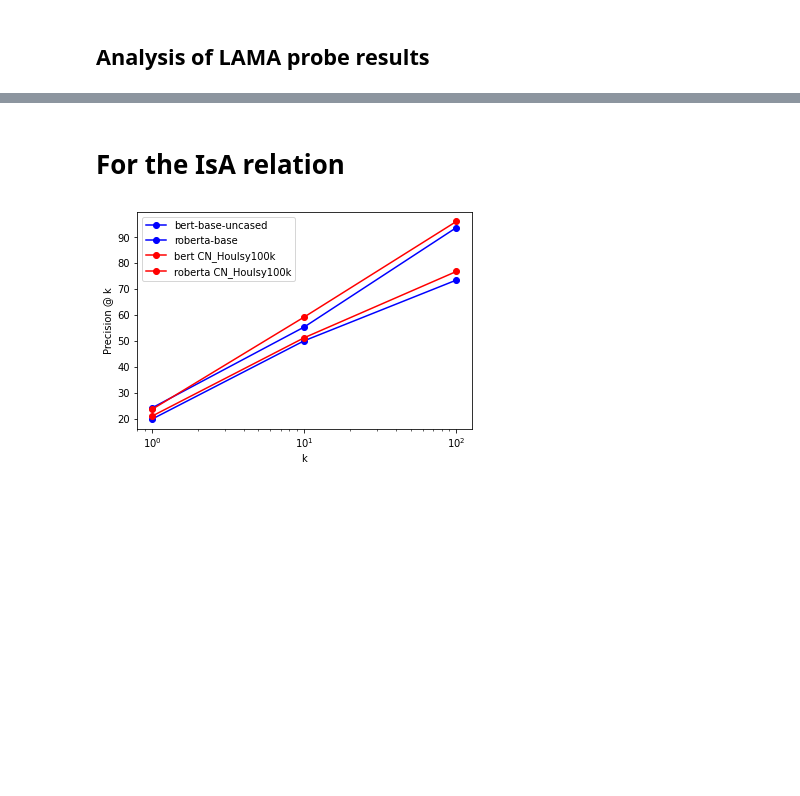
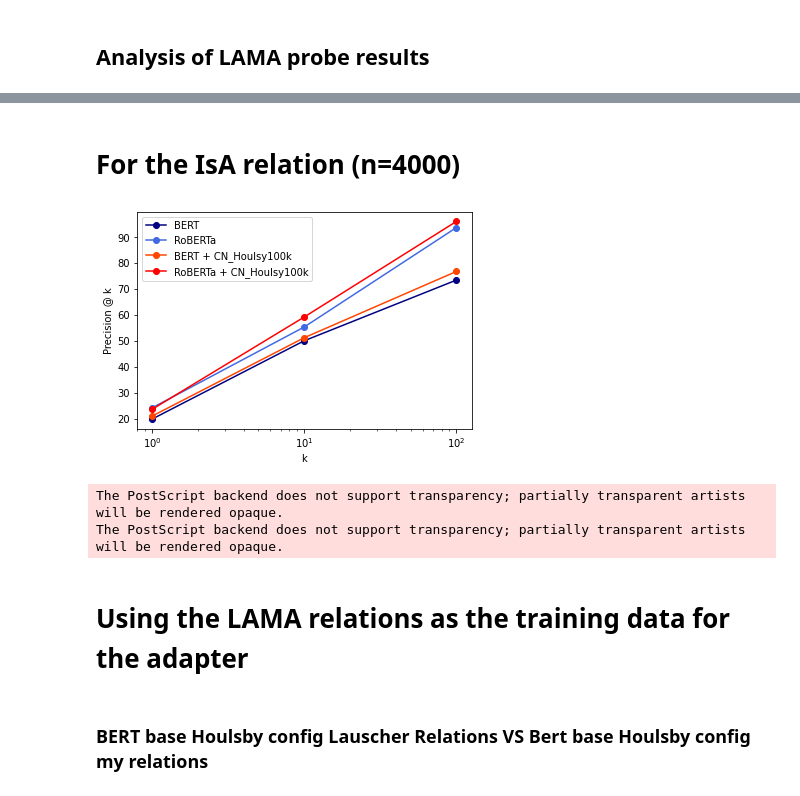
Before and after one commit to SondreWold/Thesis_code, a Jupyter notebook: notebooks/lama_analysis.ipynb, the cells around one changed output, grey strips where cells are left out. Cells and saved outputs as stored; diff of their text form; code cells hidden in the pictures; blank space fills up the shorter version.

```diff
--- a/notebooks/lama_analysis.ipynb
+++ b/notebooks/lama_analysis.ipynb
@@ -19,3 +19,11 @@ def read_jsonl_file(filename: str) -> List[Dict]:
 data = read_jsonl_file("../data/LAMA/data/ConceptNet/test.jsonl")
 # %%
 relations = [line["pred"] for line in data]
+# %%
+rel_map = {}
+# %%
+for line in relations:
+    if line in rel_map:
+        rel_map[line] += 1
+    else:
+        rel_map[line] = 1
@@ -67,5 +102,5 @@ plt.show()
 # %% [markdown]
-# For the IsA relation
+# For the IsA relation (n=4000)
 # %%
 base_isA = [19.80, 49.98, 73.36]
 adapter_isA = [20.95, 51.15, 76.68]
@@ -75,14 +109,21 @@ roberta_adapter_isA = [23.56, 59.13, 95.94]
 # %%
 fig = plt.figure()
 ax = fig.add_subplot()
-line, = ax.plot(x_values,base_isA, marker='o', color='blue', label="bert-base-uncased")
-line, = ax.plot(x_values,roberta_isA, marker='o', color='blue', label="roberta-base")
-line, = ax.plot(x_values,adapter_isA, marker='o', color='red', label="bert CN_Houlsy100k")
-line, = ax.plot(x_values,roberta_adapter_isA, marker='o', color='red', label="roberta CN_Houlsy100k")
+line, = ax.plot(x_values,base_isA, marker='o', color='navy', label="BERT")
+line, = ax.plot(x_values,roberta_isA, marker='o', color='royalblue', label="RoBERTa")
+line, = ax.plot(x_values,adapter_isA, marker='o', color='orangered', label="BERT + CN_Houlsy100k")
+line, = ax.plot(x_values,roberta_adapter_isA, marker='o', color='red', label="RoBERTa + CN_Houlsy100k")
 ax.set_xscale('log')
 plt.ylabel("Precision @ k")
 plt.xlabel("k")
 plt.legend()
 plt.show()
+fig.savefig('isA_result.eps', format="eps")
 # %% [output]
-[figure, old version]
+[figure, new version]
+The PostScript backend does not support transparency; partially transparent artists will be rendered opaque.
+The PostScript backend does not support transparency; partially transparent artists will be rendered opaque.
+# %% [markdown]
+# Using the LAMA relations as the training data for the adapter
+# %% [markdown]
+### BERT base Houlsby config Lauscher Relations VS Bert base Houlsby config my relations
```
Also changed, not shown: parts of 10 cells of this notebook, 6 other files.
